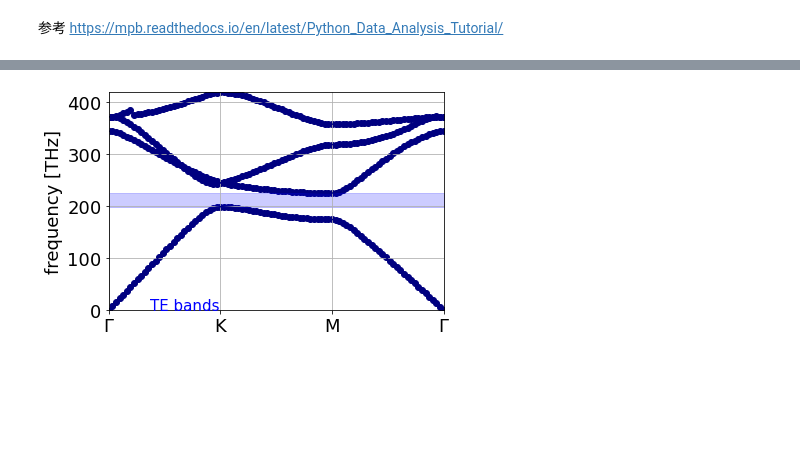
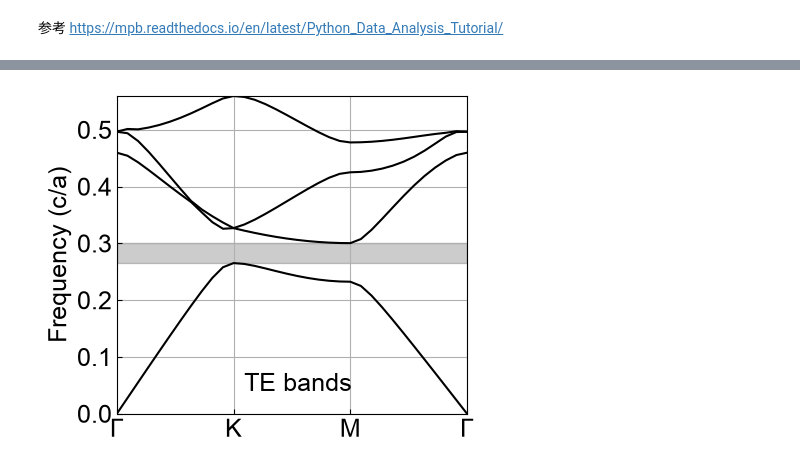
Before and after one commit to fdtdengineer/pymeep_for_phc, a Jupyter notebook: mpb_band/2D_hole_cir.ipynb, the cells around one changed output, grey strips where cells are left out. Drawn from its saved outputs; the diff is of its cells as text; code cells hidden in the pictures; blank space fills up the shorter version.

```diff
--- a/mpb_band/2D_hole_cir.ipynb
+++ b/mpb_band/2D_hole_cir.ipynb
@@ -20,8 +20,8 @@ import numpy as np
 import matplotlib.pyplot as plt
 # %%
 #屈折率
-n_Air = 1
-n_Si = 2.6
+n_air = 1
+n_si = 2.6
 
 #計算する固有周波数の数
 num_bands = 4
@@ -30,7 +30,7 @@ num_bands = 4
 resolution = 32
 
 #Γ-K, K-M, M-Γ間の点の個数
-num_of_kpoint = 30
+num_of_kpoint = 10
 
 #単位格子
 geometry_lattice = mp.Lattice(size=mp.Vector3(1, 1),
@@ -38,11 +38,11 @@ geometry_lattice = mp.Lattice(size=mp.Vector3(1, 1),
                               basis2=mp.Vector3(1./2, -np.sqrt(3)/2))
 
 #構造
-#default_material = mp.Medium(epsilon=n_Si**2)
+#default_material = mp.Medium(epsilon=n_si**2)
 geometry = [
-    mp.Block(material=mp.Medium(epsilon=n_Si**2),
+    mp.Block(material=mp.Medium(epsilon=n_si**2),
              size=mp.Vector3(mp.inf, mp.inf)),
-    mp.Cylinder(0.25, material=mp.Medium(epsilon=n_Air**2))
+    mp.Cylinder(0.25, material=mp.Medium(epsilon=n_air**2))
 ]
 
 #ブリルアンゾーン
@@ -101,7 +102,7 @@ epsilon: 1-6.76, mean 5.45406, harm. mean 3.06613, 80.957% > 1, 77.3275% "fill"
 (192, 166)
 # %%
 import csv
-with open(OUT_DIR / 'epsilon_distribution.csv', 'wt') as f:
+with open(out_dir / 'epsilon_distribution.csv', 'wt') as f:
     writer = csv.writer(f)
     writer.writerows(converted_eps)
 # %%
@@ -161,39 +162,40 @@ done
 # %%
-#THz表示
-a = 400
-c_const = 299792458
-
-fontsize = 18
-te_freqs_THz = np.array(te_freqs) * c_const/(a*10**3)
-te_gaps_THz = np.array(te_gaps) * c_const/(a*10**3)
-#print(te_freqs_THz)
-
-fig, ax = plt.subplots()
+fs = 18
+plt.rcParams.update({
+    'font.family': 'Arial',
+    'font.sans-serif': ['Arial'],
+    'font.size': fs,
+    'xtick.direction': 'in',
+    'ytick.direction': 'in',
+})
+fig, ax = plt.subplots(figsize=(4.8, 4))
 
 x = range(len(te_freqs))
 
-for xz, tez in zip(x, te_freqs_THz):
-    ax.scatter([xz]*len(tez), tez, color='navy')
-
-ax.plot(te_freqs_THz, color='navy')
-ax.set_ylim([te_freqs_THz.min(), te_freqs_THz.max()])
+#ax.plot(tm_freqs, color='gray')
+ax.plot(te_freqs, color='black')
+ax.set_ylim([te_freqs.min(), te_freqs.max()])
 ax.set_xlim([x[0], x[-1]])
 
-for gap in te_gaps_THz:
+# Plot gaps
+for gap in te_gaps:
     if gap[0] > 1:
-        ax.fill_between(x, gap[1], gap[2], color='blue', alpha=0.2)
+        ax.fill_between(x, gap[1], gap[2], color='black', alpha=0.2)
 
-ax.text(11.5, 0, 'TE bands', color='blue', size=15)
+# Plot labels
+ax.text(12, 0.04, 'TE bands', color='black', size=fs)
+#ax.text(13.05, 0.235, 'TE bands', color='red', size=15)
 
 points_in_between = (len(te_freqs) - 4) / 3
 tick_locs = [i*points_in_between+i for i in range(4)]
 tick_labs = ['Γ', 'K', 'M', 'Γ']
 ax.set_xticks(tick_locs)
-ax.set_xticklabels(tick_labs, size=fontsize)
-ax.set_ylabel('frequency [THz]', size=fontsize)
-plt.tick_params(labelsize=fontsize)
-ax.grid(True)
-
+ax.set_xticklabels(tick_labs, size=fs)
+ax.set_ylabel('Frequency (c/a)', size=fs)
+plt.tick_params(labelsize=fs)
+plt.grid(True)
+plt.tight_layout()
+plt.savefig(fig_dir / "2d_hole_cir.svg", bbox_inches="tight")
 plt.show()
 # %% [output]
-[figure, old version]
+[figure, new version]
```
Also changed, not shown: parts of 6 cells of this notebook, 54 other files.
